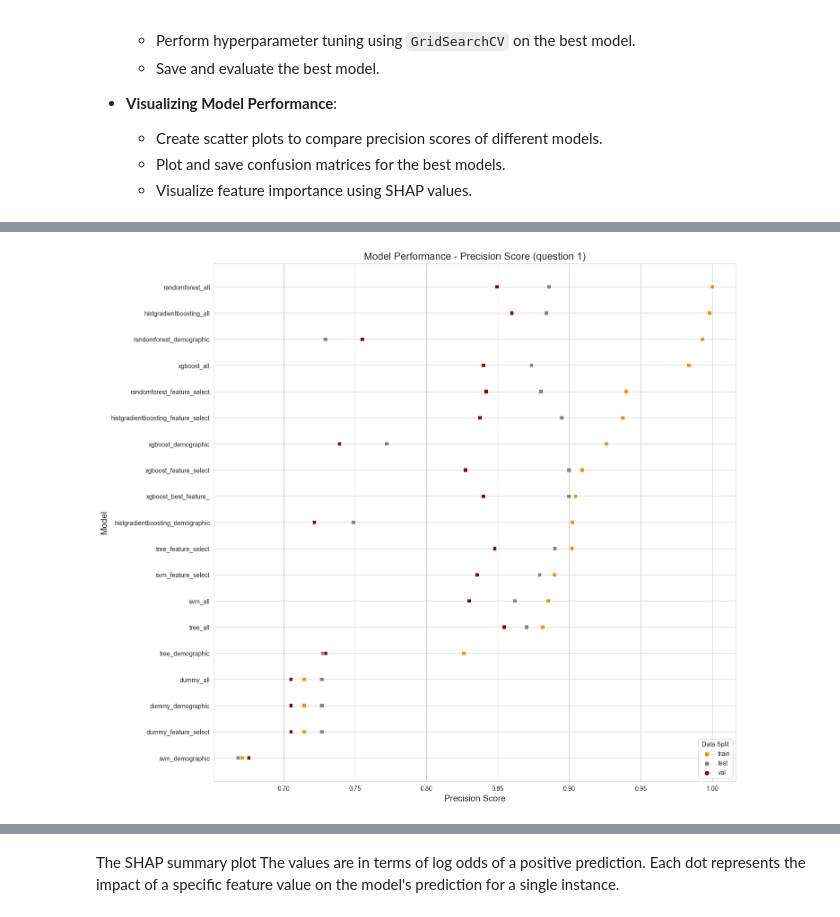
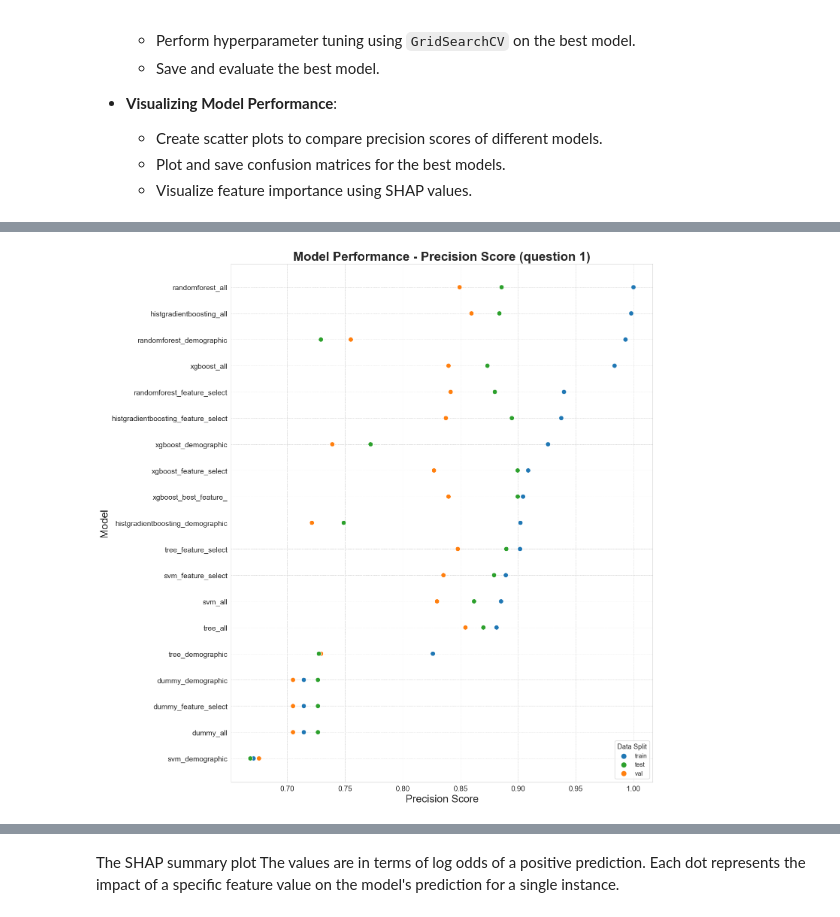
Before and after one commit to SylvainEstebe/predict_intention_action_gap, a Jupyter notebook: src/analysis.ipynb, the cells around one changed output, grey strips where cells are left out. Drawn from its saved outputs; the diff is of its cells as text; code cells hidden in the pictures.

```diff
--- a/src/analysis.ipynb
+++ b/src/analysis.ipynb
@@ -868,31 +863,59 @@ X_test, y_test = test_features.iloc[:, :-1], test_features.iloc[:, -1]
 fit_and_evaluate_best(X_train, y_train, subset_name="best_feature_")
 # %%
 perf_df = pd.DataFrame(performances)
-# Set seaborn style
-sns.set_style('whitegrid')
+
+# Define a color palette that explicitly maps the 'split' categories to specific colors
+palette = {
+    'train': '#1f77b4',  # Blue
+    'val': '#ff7f0e',    # Orange
+    'test': '#2ca02c'    # Green
+}
+
+
+# Highlight the selected model with a different color and marker
+highlighted_model = 'xgboost_best_feature'
+
 # Create a figure for the plot
 plt.figure(figsize=(15, 15))
+
 # Create the scatter plot
-sns.scatterplot(data=perf_df.sort_values(by='precision', ascending=False),
-                        y='model',
-                        x='precision',
-                        marker='s',
-                        hue='split',
-                        palette=['darkorange', 'grey', 'darkred'])
+sns.scatterplot(
+    data=perf_df.sort_values(by='precision', ascending=False),
+    y='model',
+    x='precision',
+    marker='o',
+    size='split',
+    hue='split',
+    palette=palette,  # Use the custom palette
+    sizes=(80, 80),  # Adjust marker sizes
+    legend='full'
+)
 
 # Add plot title and labels
-plt.title("Model Performance - Precision Score (question 1)", fontsize=16)
-plt.xlabel("Precision Score", fontsize=14)
-plt.ylabel("Model", fontsize=14)
+plt.title("Model Performance - Precision Score (question 1)", fontsize=24, weight='bold')
+plt.xlabel("Precision Score", fontsize=20)
+plt.ylabel("Model", fontsize=20)
+
 # Customize legend
-plt.legend(title='Data Split', loc='lower right')
-# save the plot
-plt.savefig('/Users/sylvainestebe/Code/data_child/fig/Q1_best_model.png', dpi=300)
+plt.legend(title='Data Split', title_fontsize='13', fontsize='12', loc='lower right')
+
+# Add gridlines
+plt.grid(True, which='both', linestyle='--', linewidth=0.5)
+
+# Improve x and y tick labels readability
+plt.xticks(fontsize=14)
+plt.yticks(fontsize=14)
+
+# Adjust layout to ensure everything fits without overlap
+plt.tight_layout()
+
+# Save the plot
+plt.savefig('/Users/sylvainestebe/Code/data_child/fig/Q1_model_performance_precision.png', dpi=300)
 
 # Show the plot
 plt.show()
 # %% [output]
-[figure, old version]
+[figure, new version]
 # %%
 # Load the best model
 best_model = pkl.load(open('/Users/sylvainestebe/Code/data_child/models/Q1_xgboost_best_feature_.pkl', 'rb'))
```
Also changed, not shown: parts of 17 cells of this notebook.
